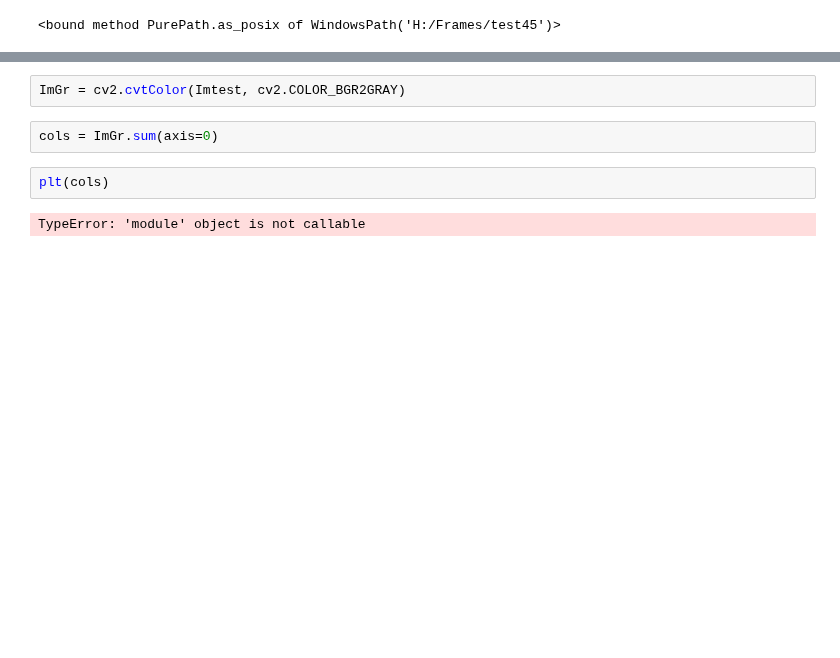
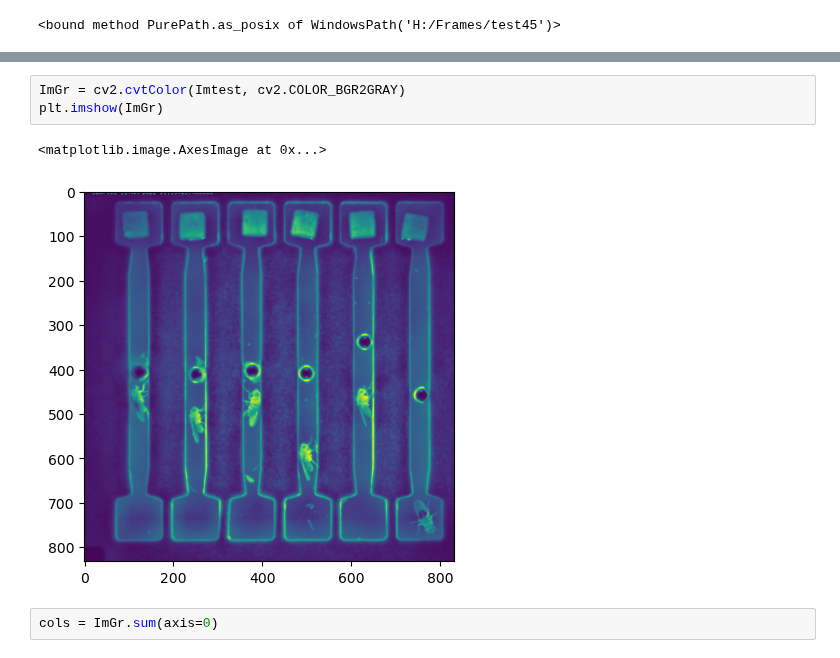
Before and after one commit to NeLy-EPFL/Tracking_Analysis, a Jupyter notebook: Tracktor/TemplateMatch/CropVideo.ipynb, the cells around one changed output, grey strips where cells are left out. Drawn from its saved outputs; the diff is of its cells as text; blank space fills up the shorter version.

```diff
--- a/Tracktor/TemplateMatch/CropVideo.ipynb
+++ b/Tracktor/TemplateMatch/CropVideo.ipynb
@@ -66,8 +76,8 @@ Imtest = cv2.imread('frame1.jpg')
 # %%
 ImGr = cv2.cvtColor(Imtest, cv2.COLOR_BGR2GRAY)
+plt.imshow(ImGr)
+# %% [output]
+<matplotlib.image.AxesImage at 0x...>
+[figure, added]
 # %%
 cols = ImGr.sum(axis=0)
-# %%
-plt(cols)
-# %% [output]
-TypeError: 'module' object is not callable
```
Also changed, not shown: parts of 33 cells of this notebook, 2 other files.
